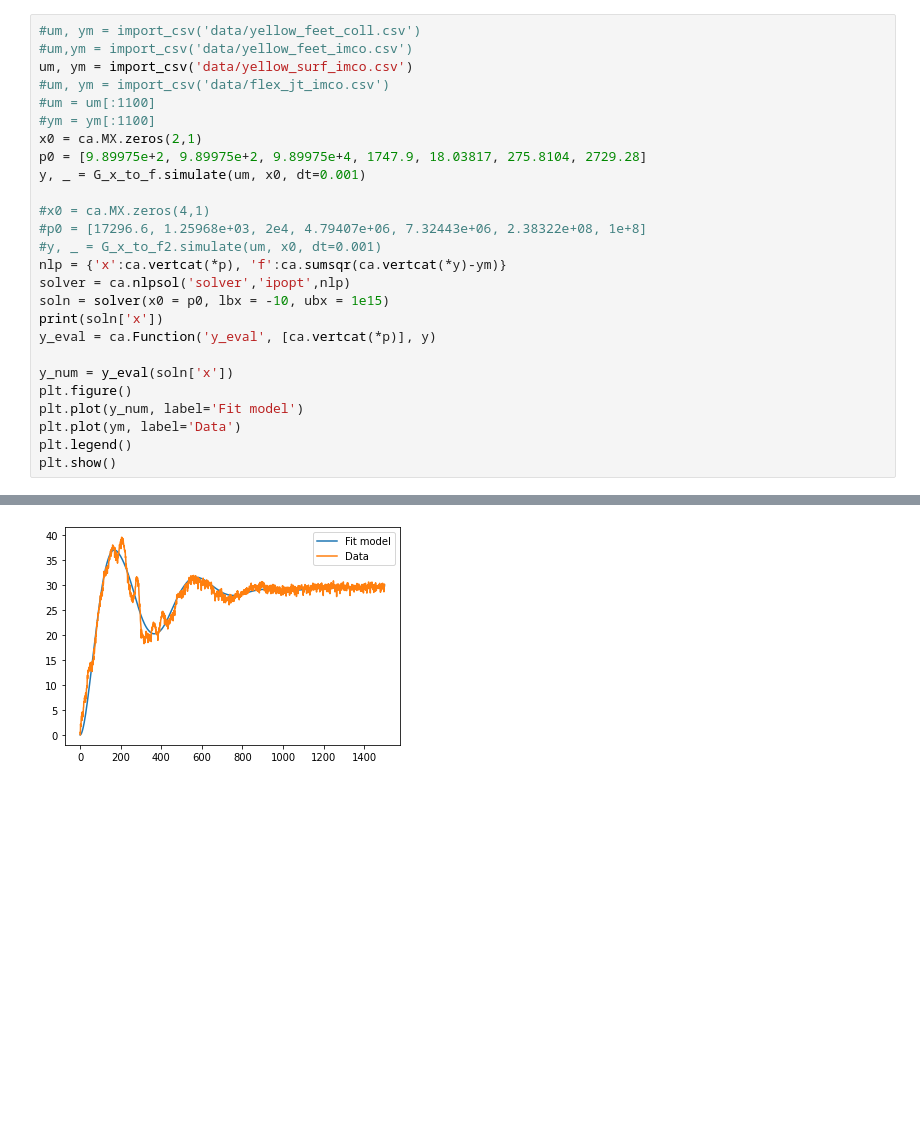
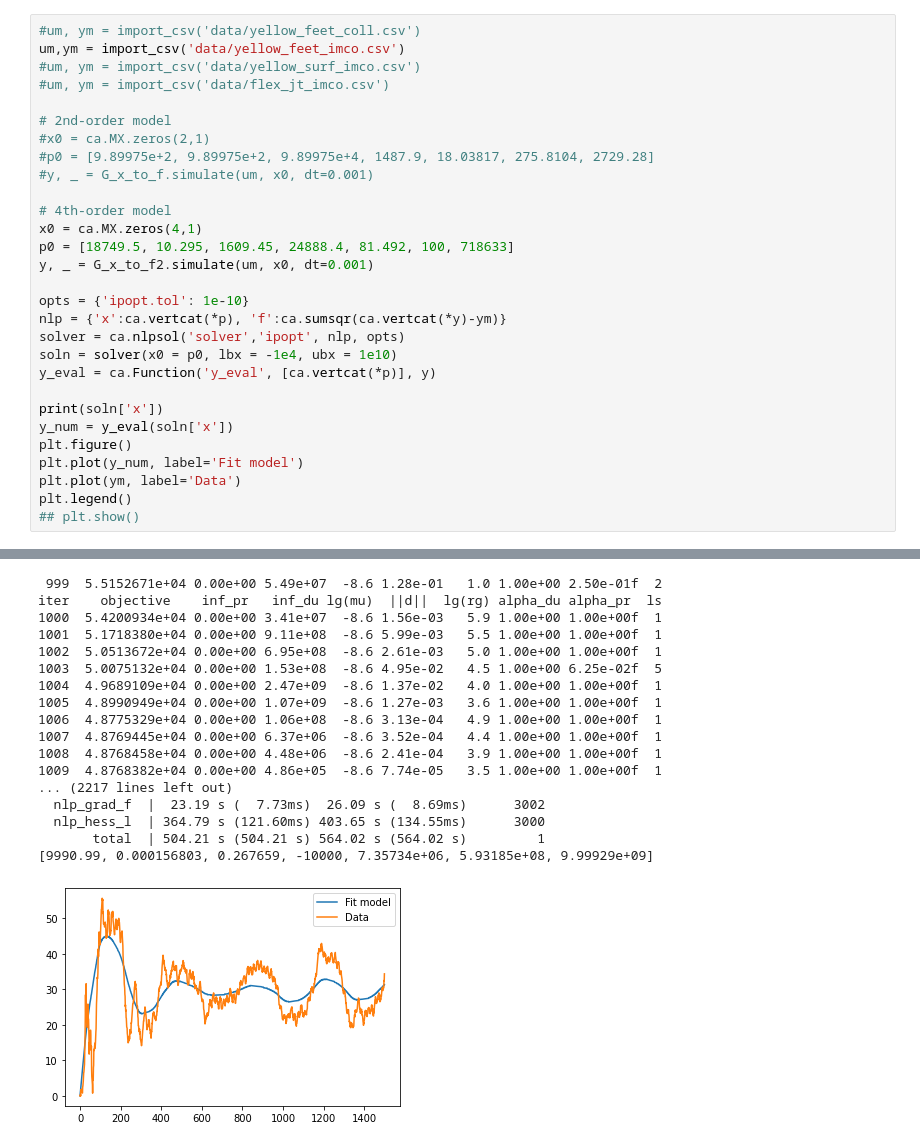
Before and after one commit to khaninger/autodiff_dynamic_systems, a Jupyter notebook: model_fitting.ipynb, the cells around one changed output, grey strips where cells are left out. Cells and saved outputs as stored; diff of their text form; blank space fills up the shorter version.

```diff
--- a/model_fitting.ipynb
+++ b/model_fitting.ipynb
@@ -82,27 +84,30 @@ plt.show()
 # %%
 #um, ym = import_csv('data/yellow_feet_coll.csv')
-#um,ym = import_csv('data/yellow_feet_imco.csv')
-um, ym = import_csv('data/yellow_surf_imco.csv')
+um,ym = import_csv('data/yellow_feet_imco.csv')
+#um, ym = import_csv('data/yellow_surf_imco.csv')
 #um, ym = import_csv('data/flex_jt_imco.csv')
-#um = um[:1100]
-#ym = ym[:1100]
-x0 = ca.MX.zeros(2,1)
-p0 = [9.89975e+2, 9.89975e+2, 9.89975e+4, 1747.9, 18.03817, 275.8104, 2729.28]
-y, _ = G_x_to_f.simulate(um, x0, dt=0.001)
 
-#x0 = ca.MX.zeros(4,1)
-#p0 = [17296.6, 1.25968e+03, 2e4, 4.79407e+06, 7.32443e+06, 2.38322e+08, 1e+8]
-#y, _ = G_x_to_f2.simulate(um, x0, dt=0.001)
+# 2nd-order model
+#x0 = ca.MX.zeros(2,1)
+#p0 = [9.89975e+2, 9.89975e+2, 9.89975e+4, 1487.9, 18.03817, 275.8104, 2729.28]
+#y, _ = G_x_to_f.simulate(um, x0, dt=0.001)
+
+# 4th-order model
+x0 = ca.MX.zeros(4,1)
+p0 = [18749.5, 10.295, 1609.45, 24888.4, 81.492, 100, 718633]
+y, _ = G_x_to_f2.simulate(um, x0, dt=0.001)
+
+opts = {'ipopt.tol': 1e-10}
 nlp = {'x':ca.vertcat(*p), 'f':ca.sumsqr(ca.vertcat(*y)-ym)}
-solver = ca.nlpsol('solver','ipopt',nlp)
-soln = solver(x0 = p0, lbx = -10, ubx = 1e15)
-print(soln['x'])
+solver = ca.nlpsol('solver','ipopt', nlp, opts)
+soln = solver(x0 = p0, lbx = -1e4, ubx = 1e10)
 y_eval = ca.Function('y_eval', [ca.vertcat(*p)], y)
 
+print(soln['x'])
 y_num = y_eval(soln['x'])
 plt.figure()
 plt.plot(y_num, label='Fit model')
 plt.plot(ym, label='Data')
 plt.legend()
-plt.show()
+## plt.show()
 # %% [output]
@@ -126 +150,18 @@ Total number of equality constraints.................:        0
+ 999  5.5152671e+04 0.00e+00 5.49e+07  -8.6 1.28e-01   1.0 1.00e+00 2.50e-01f  2
+iter    objective    inf_pr   inf_du lg(mu)  ||d||  lg(rg) alpha_du alpha_pr  ls
+1000  5.4200934e+04 0.00e+00 3.41e+07  -8.6 1.56e-03   5.9 1.00e+00 1.00e+00f  1
+1001  5.1718380e+04 0.00e+00 9.11e+08  -8.6 5.99e-03   5.5 1.00e+00 1.00e+00f  1
+1002  5.0513672e+04 0.00e+00 6.95e+08  -8.6 2.61e-03   5.0 1.00e+00 1.00e+00f  1
+1003  5.0075132e+04 0.00e+00 1.53e+08  -8.6 4.95e-02   4.5 1.00e+00 6.25e-02f  5
+1004  4.9689109e+04 0.00e+00 2.47e+09  -8.6 1.37e-02   4.0 1.00e+00 1.00e+00f  1
+1005  4.8990949e+04 0.00e+00 1.07e+09  -8.6 1.27e-03   3.6 1.00e+00 1.00e+00f  1
+1006  4.8775329e+04 0.00e+00 1.06e+08  -8.6 3.13e-04   4.9 1.00e+00 1.00e+00f  1
+1007  4.8769445e+04 0.00e+00 6.37e+06  -8.6 3.52e-04   4.4 1.00e+00 1.00e+00f  1
+1008  4.8768458e+04 0.00e+00 4.48e+06  -8.6 2.41e-04   3.9 1.00e+00 1.00e+00f  1
+1009  4.8768382e+04 0.00e+00 4.86e+05  -8.6 7.74e-05   3.5 1.00e+00 1.00e+00f  1
+... (2217 lines left out)
+  nlp_grad_f  |  23.19 s (  7.73ms)  26.09 s (  8.69ms)      3002
+  nlp_hess_l  | 364.79 s (121.60ms) 403.65 s (134.55ms)      3000
+       total  | 504.21 s (504.21 s) 564.02 s (564.02 s)         1
+[9990.99, 0.000156803, 0.267659, -10000, 7.35734e+06, 5.93185e+08, 9.99929e+09]
-[figure, old version]
+[figure, new version]
```
Also changed, not shown: parts of 5 cells of this notebook, 26 other files.
